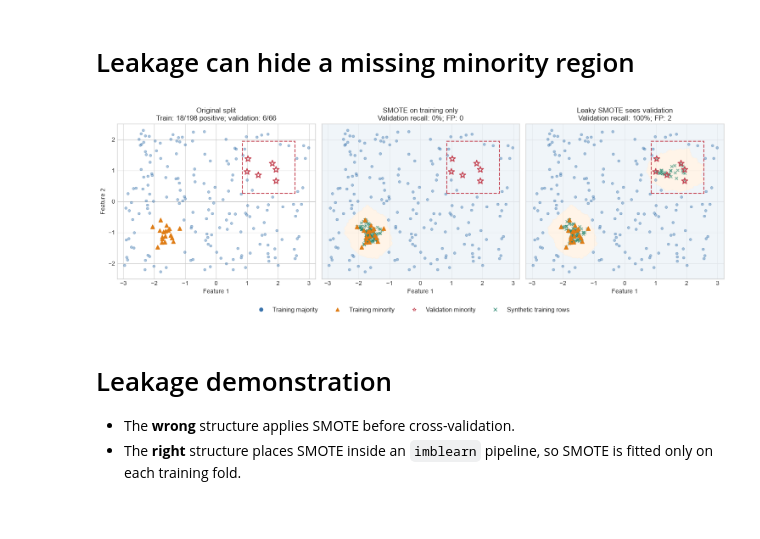
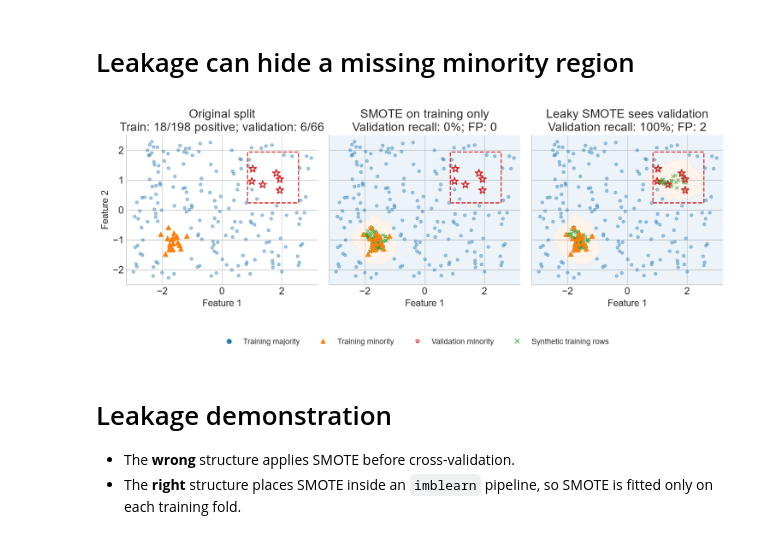
Before and after one commit to w4bo/AA2627-unibo-dcai, a Jupyter notebook: slides/lab-02-augmentation.ipynb, the cells around one changed output. Saved outputs shown, nothing was run; the diff lists cells and outputs as text; code cells hidden in the pictures.

```diff
--- a/slides/lab-02-augmentation.ipynb
+++ b/slides/lab-02-augmentation.ipynb
@@ -611,15 +894,7 @@ plt.show()
 # %% [markdown]
 # Visual intuition
 # %%
+#| echo: false
 
-#| echo: false
-fig, axes = plt.subplots(1, 3, figsize=(16, 4), sharex=True, sharey=True)
-for ax, (name, sampler) in zip(axes.ravel(), toy_samplers2.items()):
-    X_resampled, y_resampled, original_mask = apply_sampler_for_plot(sampler, X_2d, y_2d)
-    plot_resampled_dataset(ax, name, X_resampled, y_resampled, original_mask)
-
-handles, labels = axes[0].get_legend_handles_labels()
-fig.legend(handles, labels, loc="lower center", ncol=3)
-plt.tight_layout(rect=[0, 0.05, 1, 1])
-plt.show()
+plot_toy_samplers(toy_samplers2)
 # %% [output]
@@ -1170,18 +1366,10 @@ plot_leakage()
 # %% [markdown]
 # Leakage can hide a missing minority region
 # %%
-
 #| echo: false
 #| fig-height: 4.8
 
 def plot_validation_region_leakage():
-    import matplotlib.pyplot as plt
-    from matplotlib.lines import Line2D
-    from matplotlib.patches import Rectangle
-    import numpy as np
-    from imblearn.over_sampling import SMOTE
-    from sklearn.metrics import recall_score
-    from sklearn.neighbors import KNeighborsClassifier
 
     rng = np.random.default_rng(42)
     train_center = np.array([-1.7, -1.1])
@@ -1214,45 +1402,44 @@ def plot_validation_region_leakage():
     assert np.array_equal(np.bincount(y_safe), np.bincount(y_leaked))
 
     xx, yy = np.meshgrid(np.linspace(-3.2, 3.2, 240), np.linspace(-2.5, 2.5, 180))
     grid = np.c_[xx.ravel(), yy.ravel()]
     fig, axes = plt.subplots(1, 3, figsize=(15, 5.8), sharex=True, sharey=True)
     fig.subplots_adjust(top=.80, bottom=.20, wspace=.06)
     examples = [('Original split', None, None),
                 ('SMOTE on training only', X_safe, y_safe),
                 ('Leaky SMOTE sees validation', X_leaked, y_leaked)]
     for ax, (title, X_fit, y_fit) in zip(axes, examples):
         if X_fit is not None:
             model = KNeighborsClassifier(n_neighbors=5).fit(X_fit, y_fit)
             labels = model.predict(grid).reshape(xx.shape)
-            ax.contourf(xx, yy, labels, levels=[-.5, .5, 1.5], colors=['#EAF1F7', '#FFF0DF'], alpha=.7)
+            ax.contourf(xx, yy, labels, levels=[-.5, .5, 1.5], colors=[BLUE, ORANGE], alpha=.08)
             synthetic = X_fit[len(X_train_demo):]
-            ax.scatter(*synthetic.T, marker='x', color='#21836B', s=22, alpha=.55)
+            ax.scatter(*synthetic.T, marker='x', color=GREEN, s=22, alpha=.55)
             predictions = model.predict(X_valid_demo)
             recall = recall_score(y_valid_demo, predictions)
             false_positives = int(np.sum((predictions == 1) & (y_valid_demo == 0)))
             title += f'\nValidation recall: {recall:.0%}; FP: {false_positives}'
         else:
             title += '\nTrain: 18/198 positive; validation: 6/66'
-        ax.scatter(*X_train_demo[y_train_demo == 0].T, s=17, color='#3973AC', alpha=.4)
-        ax.scatter(*X_train_demo[y_train_demo == 1].T, s=45, marker='^', color='#DF7D16', zorder=4)
+        ax.scatter(*X_train_demo[y_train_demo == 0].T, s=17, color=BLUE, alpha=.4)
+        ax.scatter(*X_train_demo[y_train_demo == 1].T, s=45, marker='^', color=ORANGE, zorder=4)
         ax.scatter(*X_valid_demo[y_valid_demo == 1].T, s=115, marker='*',
-                   facecolors='none', edgecolors='#C44352', linewidth=1.6, zorder=5)
-        ax.add_patch(Rectangle((.85, .25), 1.7, 1.7, fill=False, edgecolor='#C44352', linestyle='--', linewidth=1.5))
+                   facecolors='none', edgecolors=RED, linewidth=1.6, zorder=5)
+        ax.add_patch(Rectangle((.85, .25), 1.7, 1.7, fill=False, edgecolor=RED, linestyle='--', linewidth=1.5))
         ax.set(title=title, xlabel='Feature 1', xlim=(-3.2, 3.2), ylim=(-2.5, 2.5))
         ax.set_aspect('equal')
     axes[0].set_ylabel('Feature 2')
     fig.legend(handles=[
-        Line2D([], [], marker='o', ls='', color='#3973AC', label='Training majority'),
-        Line2D([], [], marker='^', ls='', color='#DF7D16', label='Training minority'),
-        Line2D([], [], marker='*', ls='', markerfacecolor='none', color='#C44352', label='Validation minority'),
-        Line2D([], [], marker='x', ls='', color='#21836B', label='Synthetic training rows'),
+        Line2D([], [], marker='o', ls='', color=BLUE, label='Training majority'),
+        Line2D([], [], marker='^', ls='', color=ORANGE, label='Training minority'),
+        Line2D([], [], marker='*', ls='', markerfacecolor='none', color=RED, label='Validation minority'),
+        Line2D([], [], marker='x', ls='', color=GREEN, label='Synthetic training rows'),
     ], loc='lower center', bbox_to_anchor=(.5, .02), ncol=4, fontsize=11)
-    plt.tight_layout()
     plt.show()
 
 plot_validation_region_leakage()
 # %% [output]
-[figure, old version]
+[figure, new version]
 # %% [markdown]
 # Leakage demonstration
 
```
Also changed, not shown: parts of 44 cells of this notebook, 2 other files.
